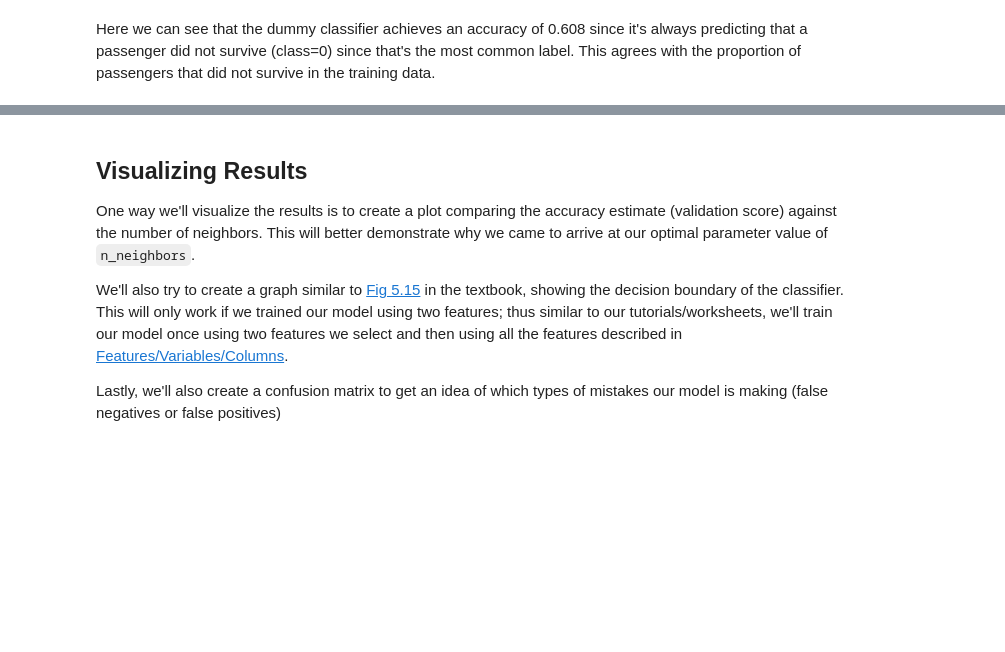
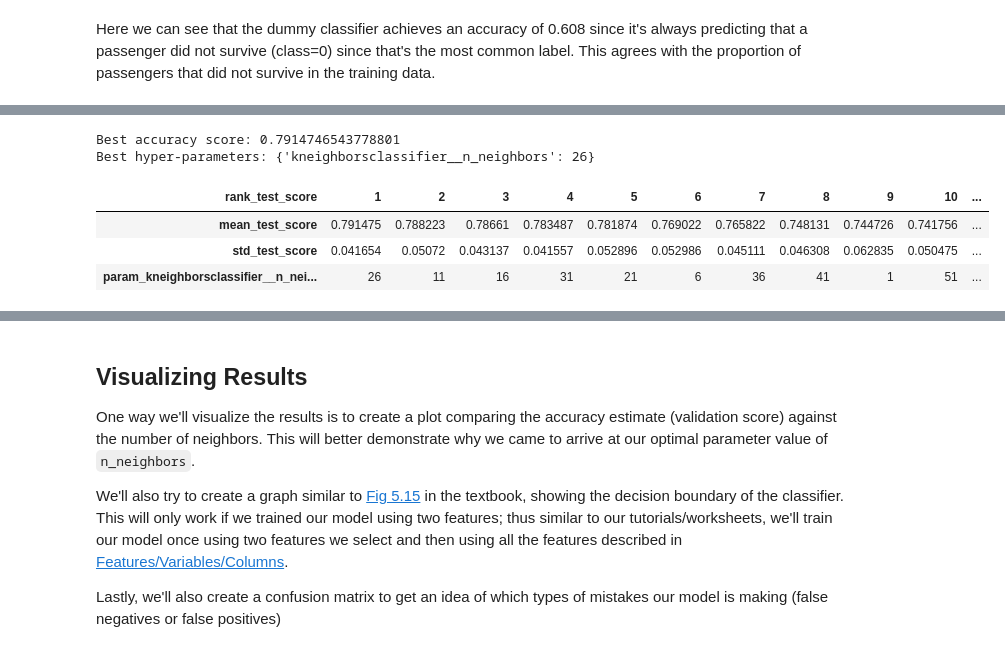
Before and after one commit to ericrkuo/dsci-100-group-12, a Jupyter notebook: report.ipynb, the cells around one changed output, grey strips where cells are left out. Cells and saved outputs as stored; diff of their text form; code cells hidden in the pictures; blank space fills up the shorter version.

```diff
--- a/report.ipynb
+++ b/report.ipynb
@@ -439,0 +438,15 @@ TODO TODO TODO
+# %%
+knn_pipe = make_pipeline(preprocessor, KNeighborsClassifier())
+
+parameter_grid = {
+    "kneighborsclassifier__n_neighbors": range(1, 100, 5),
+}
+
+knn_grid = GridSearchCV(
+    estimator=knn_pipe,
+    param_grid=parameter_grid,
+    cv=10,
+    scoring='accuracy'
+)
+
+knn_grid.fit(X_train, y_train)
@@ -439,0 +471,18 @@ TODO TODO TODO
+# %%
+print(f'Best {knn_grid.scoring} score: {knn_grid.best_score_}')
+print(f'Best hyper-parameters: {knn_grid.best_params_}')
+pd.DataFrame(knn_grid.cv_results_)[
+    [
+        "rank_test_score",
+        "mean_test_score",
+        "std_test_score",
+        "param_kneighborsclassifier__n_neighbors"
+    ]
+].set_index("rank_test_score").sort_index().T
+# %% [output]
+Best accuracy score: 0.7914746543778801
+Best hyper-parameters: {'kneighborsclassifier__n_neighbors': 26}
+| rank_test_score | 1 | 2 | 3 | 4 | 5 | 6 | 7 | 8 | 9 | 10 | ... |
+| mean_test_score | 0.791475 | 0.788223 | 0.78661 | 0.783487 | 0.781874 | 0.769022 | 0.765822 | 0.748131 | 0.744726 | 0.741756 | ... |
+| std_test_score | 0.041654 | 0.05072 | 0.043137 | 0.041557 | 0.052896 | 0.052986 | 0.045111 | 0.046308 | 0.062835 | 0.050475 | ... |
+| param_kneighborsclassifier__n_nei... | 26 | 11 | 16 | 31 | 21 | 6 | 36 | 41 | 1 | 51 | ... |
```
Also changed, not shown: parts of 6 cells of this notebook.
